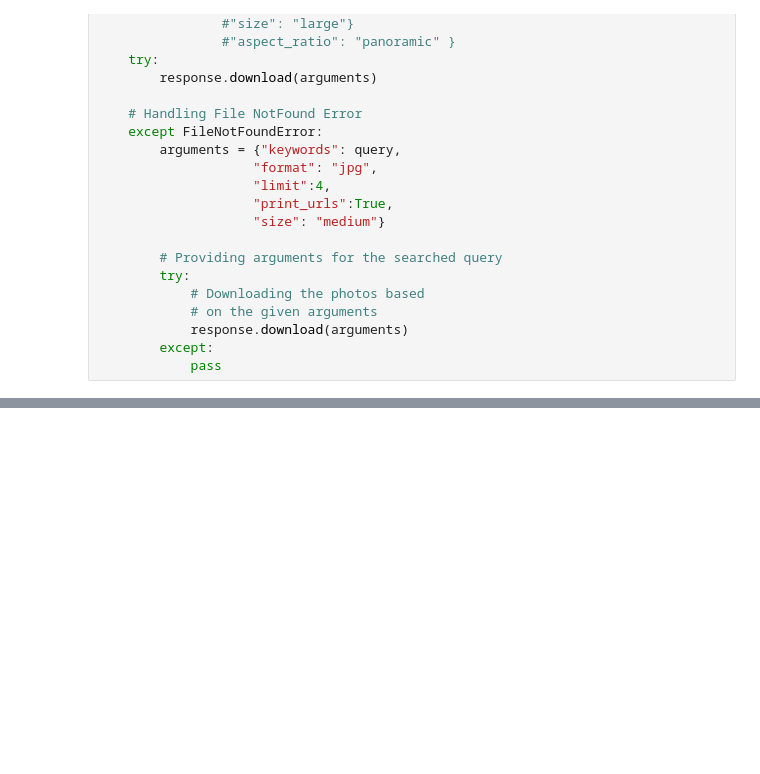
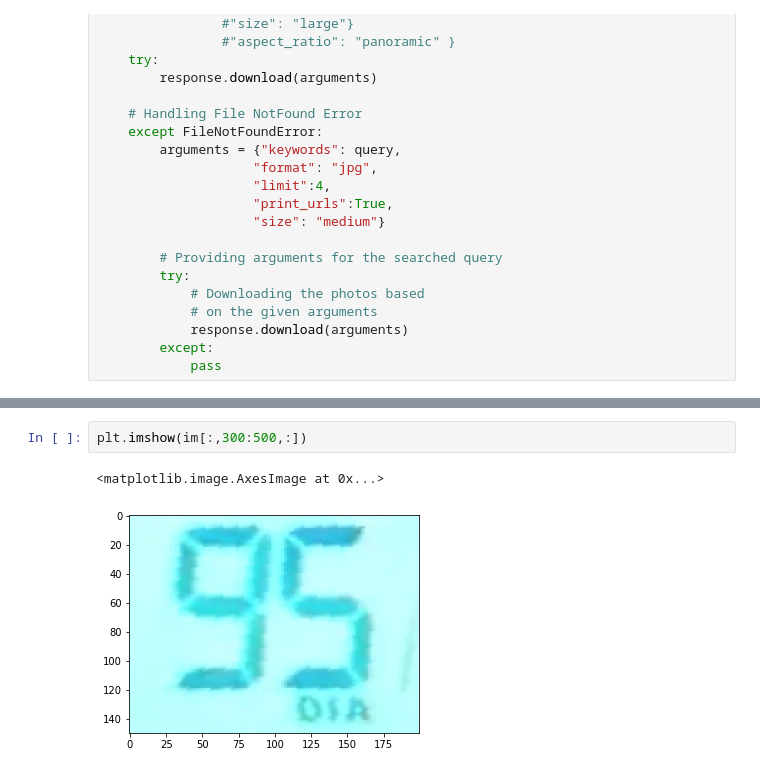
Before and after one commit to v-vietlq4/vietocr, a Jupyter notebook: crawldata.ipynb, the cells around one changed output, grey strips where cells are left out. Saved outputs shown, nothing was run; the diff lists cells and outputs as text; blank space fills up the shorter version.

```diff
--- a/crawldata.ipynb
+++ b/crawldata.ipynb
@@ -48,0 +66,5 @@ Errors: 0
+# %%
+plt.imshow(im[:,300:500,:])
+# %% [output]
+<matplotlib.image.AxesImage at 0x...>
+[figure, added]
```
Also changed, not shown: parts of 17 cells of this notebook, 27 other files.
